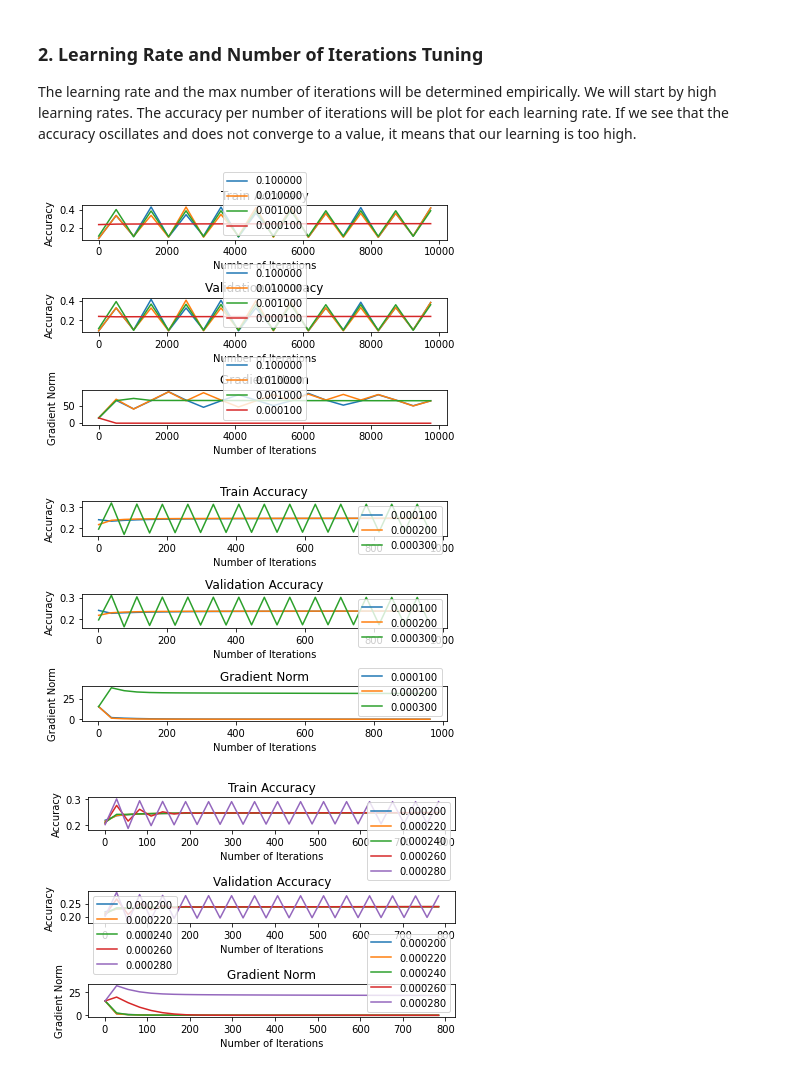
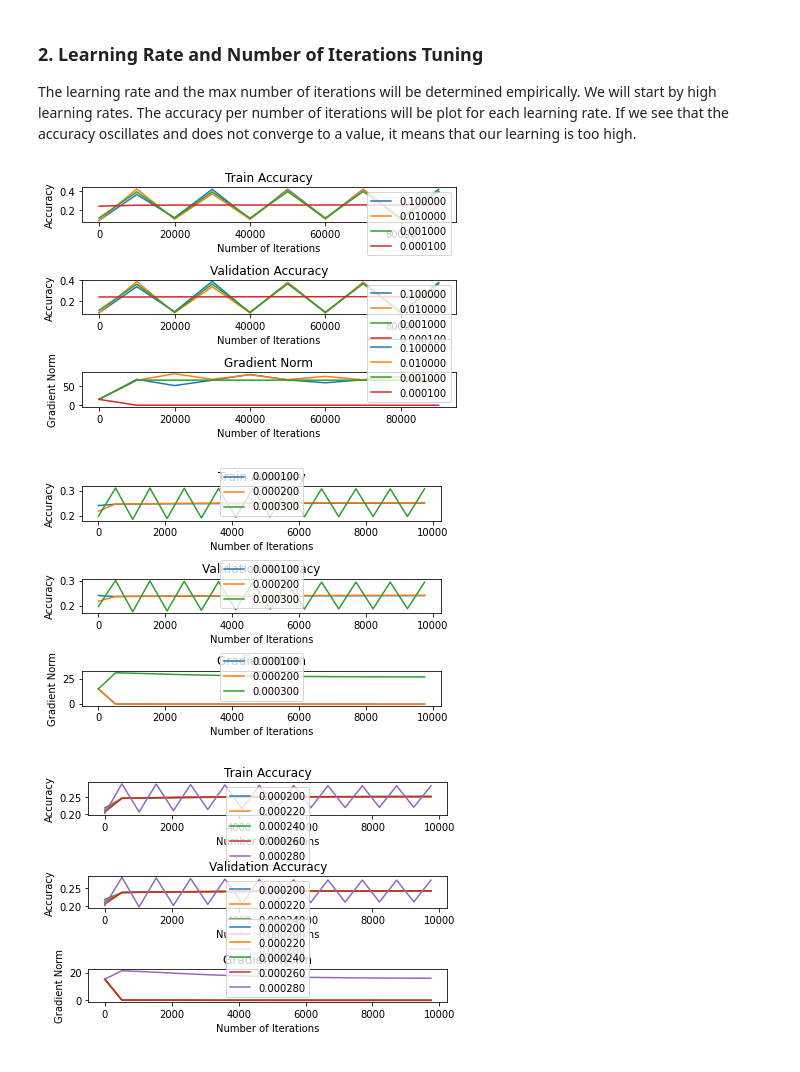
Before and after one commit to chrismartel/COMP551, a Jupyter notebook: projects/p2/diabetes.ipynb, the cells around one changed output. Cells and saved outputs as stored; diff of their text form; code cells hidden in the pictures.

```diff
--- a/projects/p2/diabetes.ipynb
+++ b/projects/p2/diabetes.ipynb
@@ -158,21 +158,21 @@ x_train, y_train = x_train[inds, :], y_train[inds]
 The learning rate and the max number of iterations will be determined empirically. We will start by high learning rates. The accuracy per number of iterations will be plot for each learning rate. If we see that the accuracy oscillates and does not converge to a value, it means that our learning is too high.
 # %%
 lr_range = np.array([0.1, 0.01, 0.001, 0.0001])
-max_iters_range = np.arange(1,10000,513)
+max_iters_range = np.arange(1,100000,10001)
 gd_hypertuning_plots(lr_range, max_iters_range, x_train, y_train, x_val, y_val, reg_type='logistic')
 # %% [output]
-[figure, old version]
+[figure, new version]
 # %%
 lr_range = np.array([0.0001, 0.0002, 0.0003])
-max_iters_range = np.arange(1,1000,37)
+max_iters_range = np.arange(1,10000,513)
 gd_hypertuning_plots(lr_range, max_iters_range, x_train, y_train, x_val, y_val, reg_type='logistic')
 # %% [output]
-[figure, old version]
+[figure, new version]
 # %%
 lr_range = np.array([0.0002, 0.00022, 0.00024, 0.00026,0.00028])
-max_iters_range = np.arange(1,800,27)
+max_iters_range = np.arange(1,10000,513)
 gd_hypertuning_plots(lr_range, max_iters_range, x_train, y_train, x_val, y_val, reg_type='logistic')
 # %% [output]
-[figure, old version]
+[figure, new version]
 # %%
 lr_range = np.array([0.00026,0.000265, 0.00027])
```
Also changed, not shown: parts of 4 cells of this notebook.
